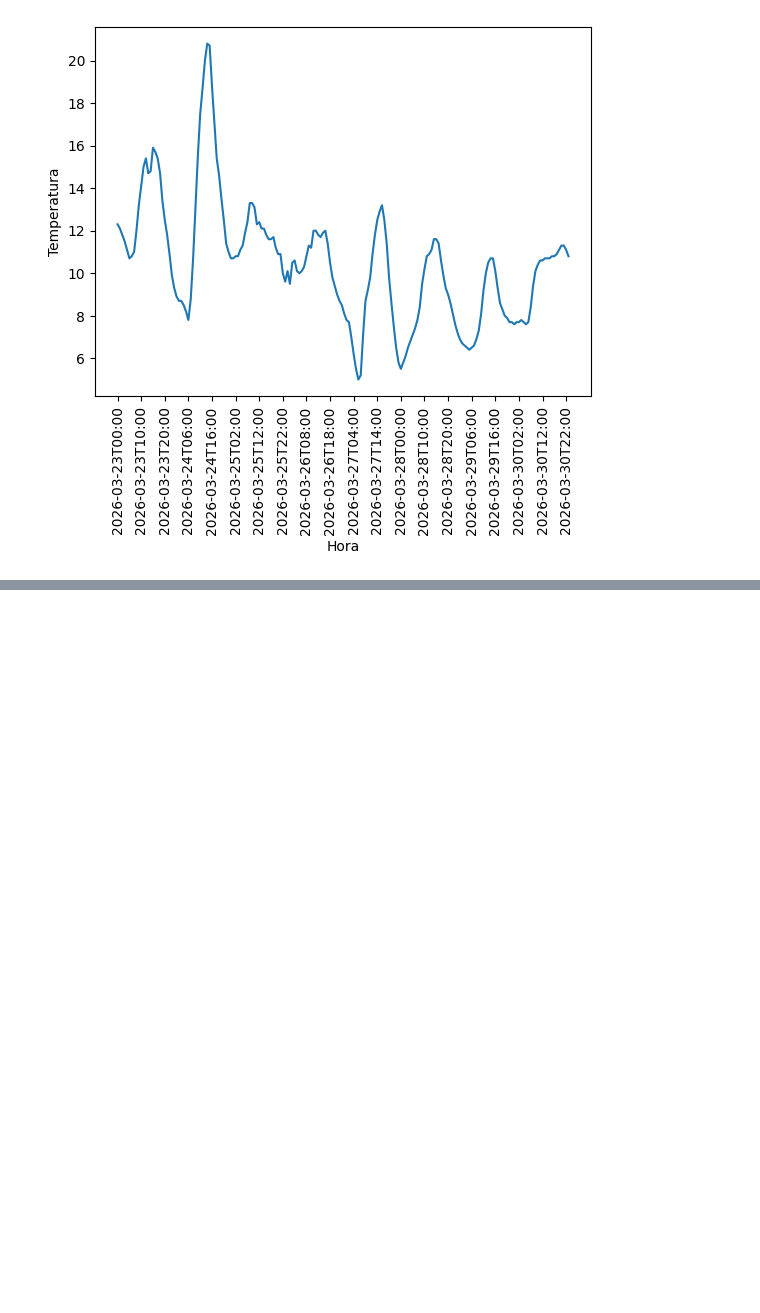
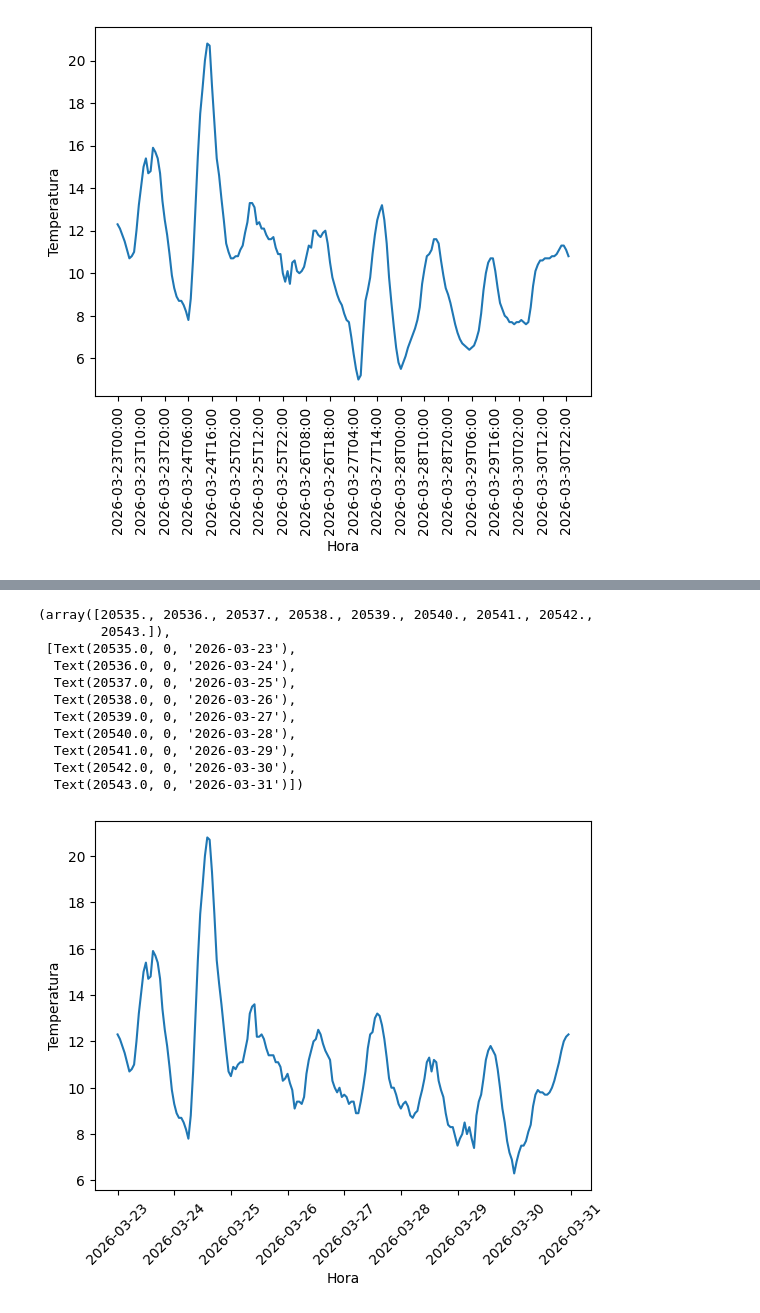
Before and after one commit to naiamerino/2026-02-BILBAO-FT-Data-Science, a Jupyter notebook: 2-Data_Analysis/3-Sources/Web/Práctica/pronostico_meteorologico_NMG.ipynb, the cells around one changed output, grey strips where cells are left out. Drawn from its saved outputs; the diff is of its cells as text; code cells hidden in the pictures; blank space fills up the shorter version.

```diff
--- a/2-Data_Analysis/3-Sources/Web/Práctica/pronostico_meteorologico_NMG.ipynb
+++ b/2-Data_Analysis/3-Sources/Web/Práctica/pronostico_meteorologico_NMG.ipynb
@@ -81,0 +101,17 @@ plt.xticks(df['Hora'][::n],rotation=90);
+# %%
+# Si sabe que son horas él mismo
+sns.lineplot (x= df2["Hora"], y= df2["Temperatura"])
+plt.xticks (rotation=45)
+# %% [output]
+(array([20535., 20536., 20537., 20538., 20539., 20540., 20541., 20542.,
+        20543.]),
+ [Text(20535.0, 0, '2026-03-23'),
+  Text(20536.0, 0, '2026-03-24'),
+  Text(20537.0, 0, '2026-03-25'),
+  Text(20538.0, 0, '2026-03-26'),
+  Text(20539.0, 0, '2026-03-27'),
+  Text(20540.0, 0, '2026-03-28'),
+  Text(20541.0, 0, '2026-03-29'),
+  Text(20542.0, 0, '2026-03-30'),
+  Text(20543.0, 0, '2026-03-31')])
+[figure, added]
```
Also changed, not shown: parts of 3 cells of this notebook, 35 other files.
